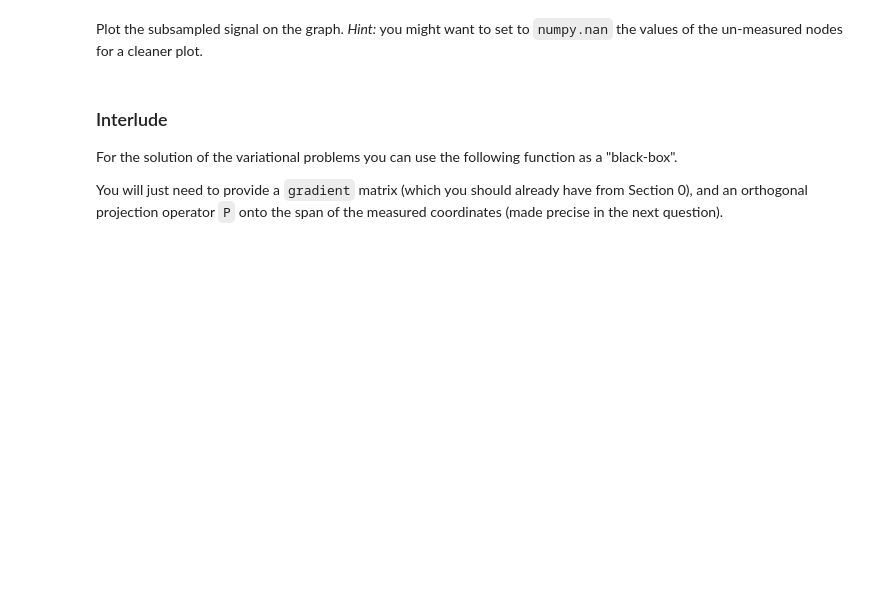
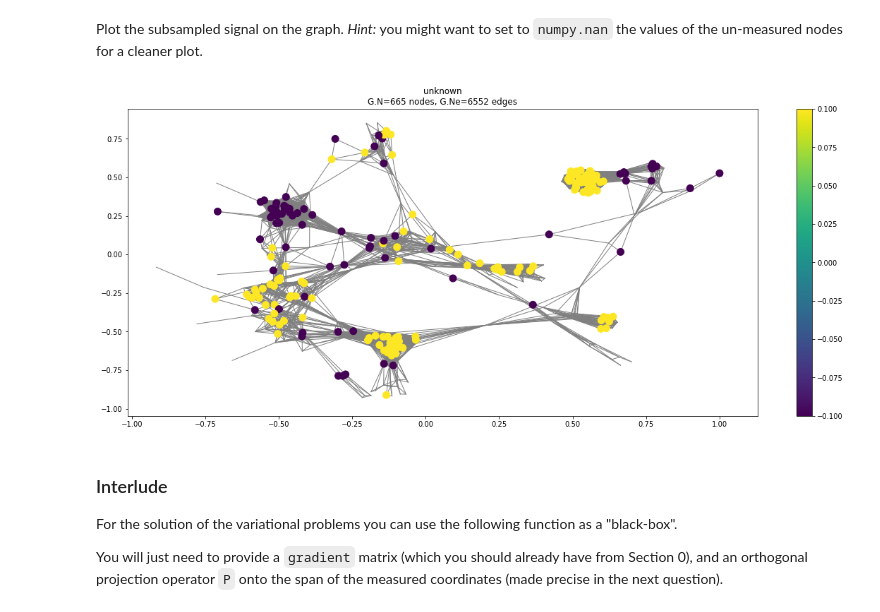
Before and after one commit to Kakavand/EPFL-antiterrorAssignment, a Jupyter notebook: milestone_4/4_graph_signal_processing.ipynb, the cells around one changed output. Cells and saved outputs as stored; diff of their text form; code cells hidden in the pictures; blank space fills up the shorter version.

```diff
--- a/milestone_4/4_graph_signal_processing.ipynb
+++ b/milestone_4/4_graph_signal_processing.ipynb
@@ -91,6 +91,7 @@ _Note_: If your features/labels are not floating-point numbers, please convert t
 # %%
 A = np.load('adjacency.npy')
 
+labels = get_true_labels(A)
 # get the largest component
 A, size = find_largest_component(find_components(A))
 
@@ -120,10 +121,12 @@ gradient = S.T
 
 # 1 = at least one type of relationship exists; 0 = no relationships exist
 
-#labels = np.delete(labels, zero_index)
-labels = get_true_labels(A)
+labels = np.delete(labels, zero_index)
 labels = np.array(labels)
+
 #np.save('labels.npy', labels)
 print('Number of nodes = {n:}'.format(n=n_nodes))
-print('Number of class 0 = {z:}'.format(z=sum(labels==0)))
+print('Number of class -2 = {z:}'.format(z=sum(labels==-2)))
+print('Number of class -1 = {z:}'.format(z=sum(labels==-1)))
 print('Number of class 1 = {z:}'.format(z=sum(labels==1)))
+print('Number of class 2 = {z:}'.format(z=sum(labels==2)))
@@ -405,3 +418,6 @@ labels_bin = # Your code here.
+# %%
+# Nodes with label family set to be 1; the rest set to be -1
+labels_bin = np.array([1 if labels[i] == 1 else -1 for i in range(len(labels))])
 # %% [markdown]
 Now, subsample this binarized label signal by $70\%$ by choosing, uniformly at random, $30\%$ of the nodes whose labels we will keep.
 
@@ -414,2 +425,10 @@ w = # Your code here.
+# %%
+mn_ratio = 0.3
+# Number of measurements.
+m = int(mn_ratio * n_nodes)
+
+# Create measurement mask selecting m random nodes
+w = np.array([0]*len(labels_bin))
+w[random.sample(range(len(labels)), m)] = 1
 # %% [markdown]
 Plot the subsampled signal on the graph. _Hint:_ you might want to set to `numpy.nan` the values of the un-measured nodes for a cleaner plot.
@@ -418,3 +435,16 @@ Plot the subsampled signal on the graph. _Hint:_ you might want to set to `numpy
+# %%
+# Compute subsampled signal
+labs_bin_sub = np.multiply(labels_bin, w)
+labs_bin_sub = labs_bin_sub.astype(float)
+labs_bin_sub[labs_bin_sub==0] = np.nan
+
+graph = pg.graphs.Graph(A)
+graph.set_coordinates('spring')
+graph.plot_signal(labs_bin_sub)
+fig = plt.gcf()
+fig.set_size_inches((20,8))
+# %% [output]
+[figure, added]
 # %% [markdown]
 ### Interlude
 
```
Also changed, not shown: parts of 19 cells of this notebook, 2 other files.
